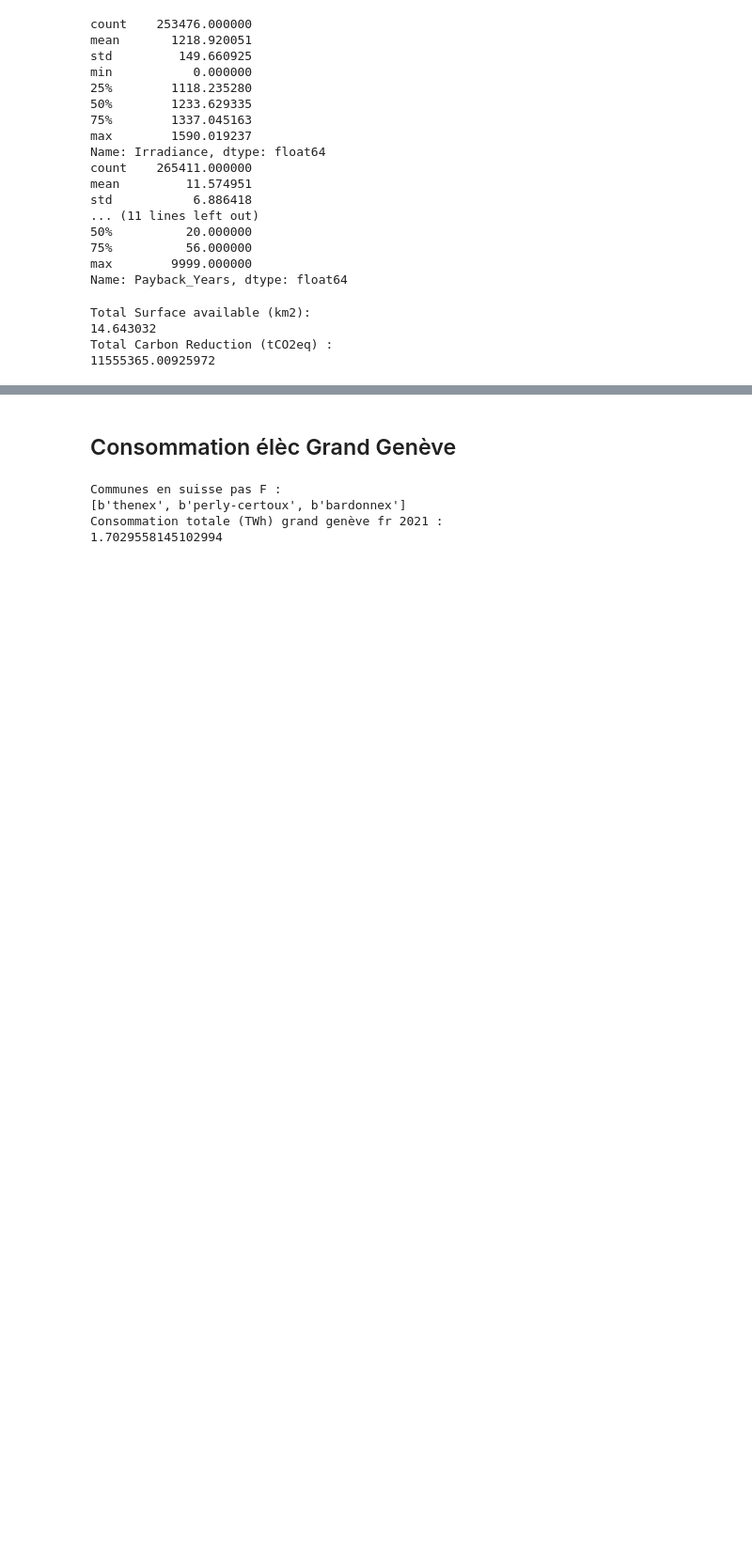
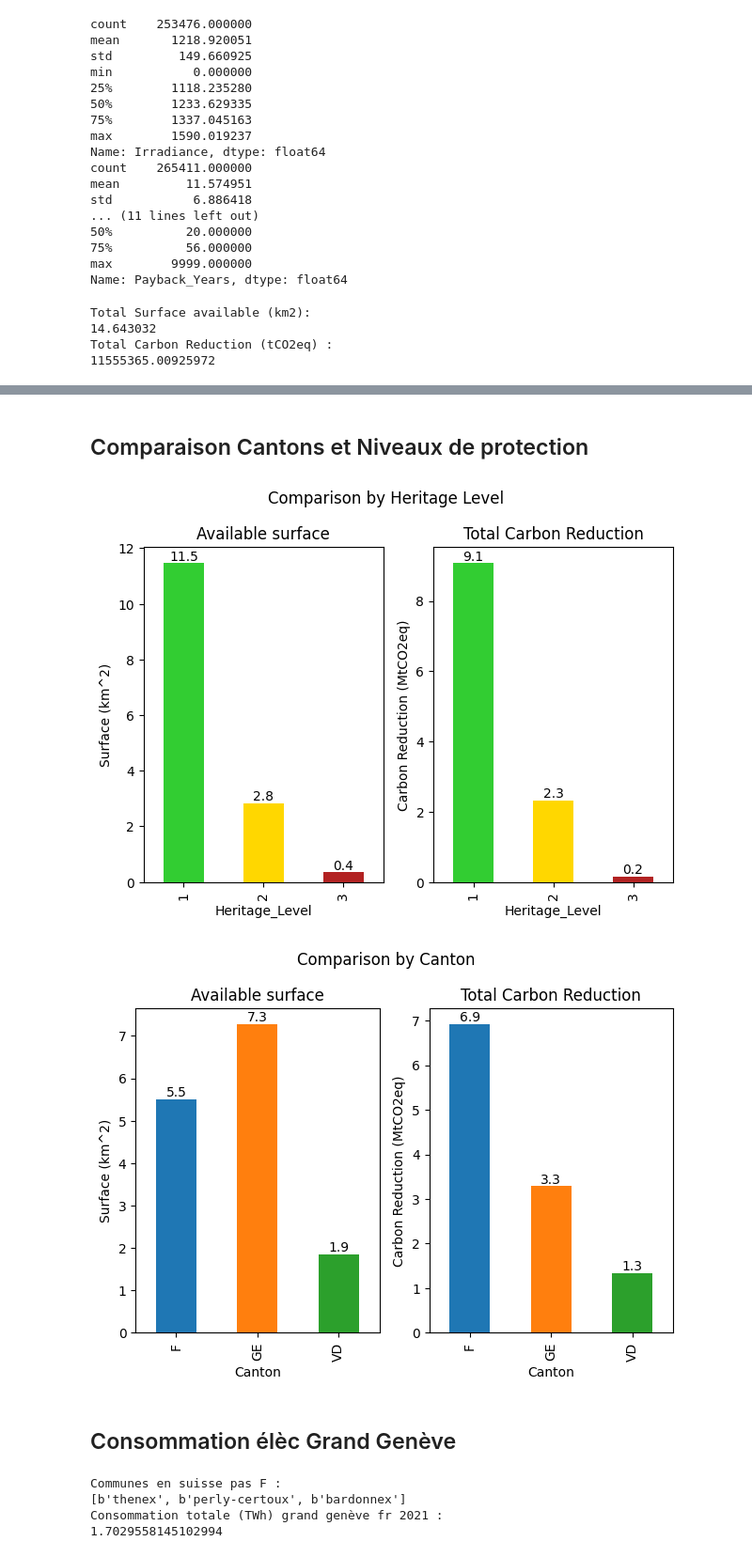
Before and after one commit to ouillliam/Solar_Project, a Jupyter notebook: solar_project.ipynb, the cells around one changed output, grey strips where cells are left out. Shown: that part at 94% size. Saved outputs shown, nothing was run; the diff lists cells and outputs as text; code cells hidden in the pictures; blank space fills up the shorter version.

```diff
--- a/solar_project.ipynb
+++ b/solar_project.ipynb
@@ -117,3 +112,46 @@ plt.show()
+# %% [markdown]
+## Comparaison Cantons et Niveaux de protection
+# %%
+fig, axes = plt.subplots(1,2)
+colors = ["limegreen", "gold", "firebrick"]
+data.groupby(by = "Heritage_Level")["Rooftop_Surface"].apply(lambda x : x/1e6).groupby(by = "Heritage_Level").sum().plot(ax = axes[0], kind = "bar", title= "Available surface", color = colors)
+axes[0].bar_label(axes[0].containers[0], fmt = '{0:.1f}')
+axes[0].set_ylabel("Surface (km^2)")
+
+
+data.groupby(by = "Heritage_Level")["Carbon_Reduction"].apply(lambda x : x/1e6).groupby(by = "Heritage_Level").sum().plot(ax = axes[1], kind = "bar", title= "Total Carbon Reduction",color = colors)
+axes[1].bar_label(axes[1].containers[0], fmt = '{0:.1f}')
+axes[1].set_ylabel("Carbon Reduction (MtCO2eq)")
+fig.suptitle("Potential comparison by Heritage Level")
+fig.tight_layout()
+plt.show()
+
+fig, axes = plt.subplots(1,2)
+colors = ["tab:blue", "tab:orange", "tab:green"]
+data.groupby(by = "Canton")["Rooftop_Surface"].apply(lambda x : x/1e6).groupby(by = "Canton").sum().plot(ax = axes[0] ,kind = "bar", title= "Available surface", color=colors)
+axes[0].bar_label(axes[0].containers[0], fmt = '{0:.1f}')
+axes[0].set_ylabel("Surface (km^2)")
+
+data.groupby(by = "Canton")["Carbon_Reduction"].apply(lambda x : x/1e6).groupby(by = "Canton").sum().plot(ax = axes[1] ,kind = "bar", title= "Total Carbon Reduction", color = colors)
+axes[1].bar_label(axes[1].containers[0], fmt = '{0:.1f}')
+axes[1].set_ylabel("Carbon Reduction (MtCO2eq)")
+fig.suptitle("Potential comparison by Canton")
+fig.tight_layout()
+
+plt.show()
+
+df = pd.DataFrame(data.groupby(by = "Canton")["Rooftop_Surface"].apply(lambda x : x/1e6).groupby(by = "Canton").sum())
+
+
+# df_group = pd.concat([df, pd.DataFrame(data.groupby(by = "Canton")["Carbon_Reduction"].apply(lambda x : x/1e6).groupby(by = "Canton").sum()) ], axis=1)
+# df_group.plot(kind = "bar")
+# ax = plt.gca()
+# for c in ax.containers:
+#     ax.bar_label(c)
+# plt.show()
+# %% [output]
+[figure, added]
+[figure, added]
 # %% [markdown]
 ## Consommation élèc Grand Genève
 # %%
```
Also changed, not shown: parts of 4 cells of this notebook.
